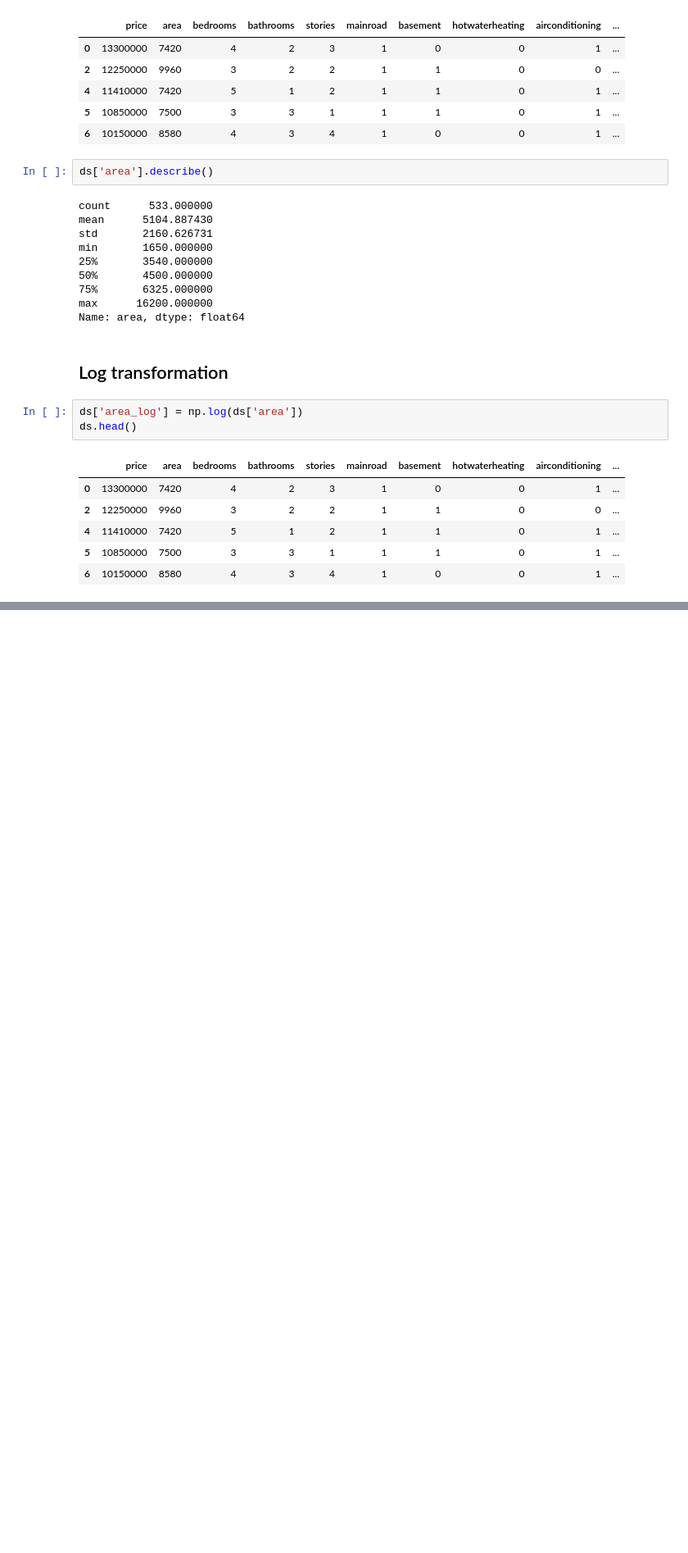
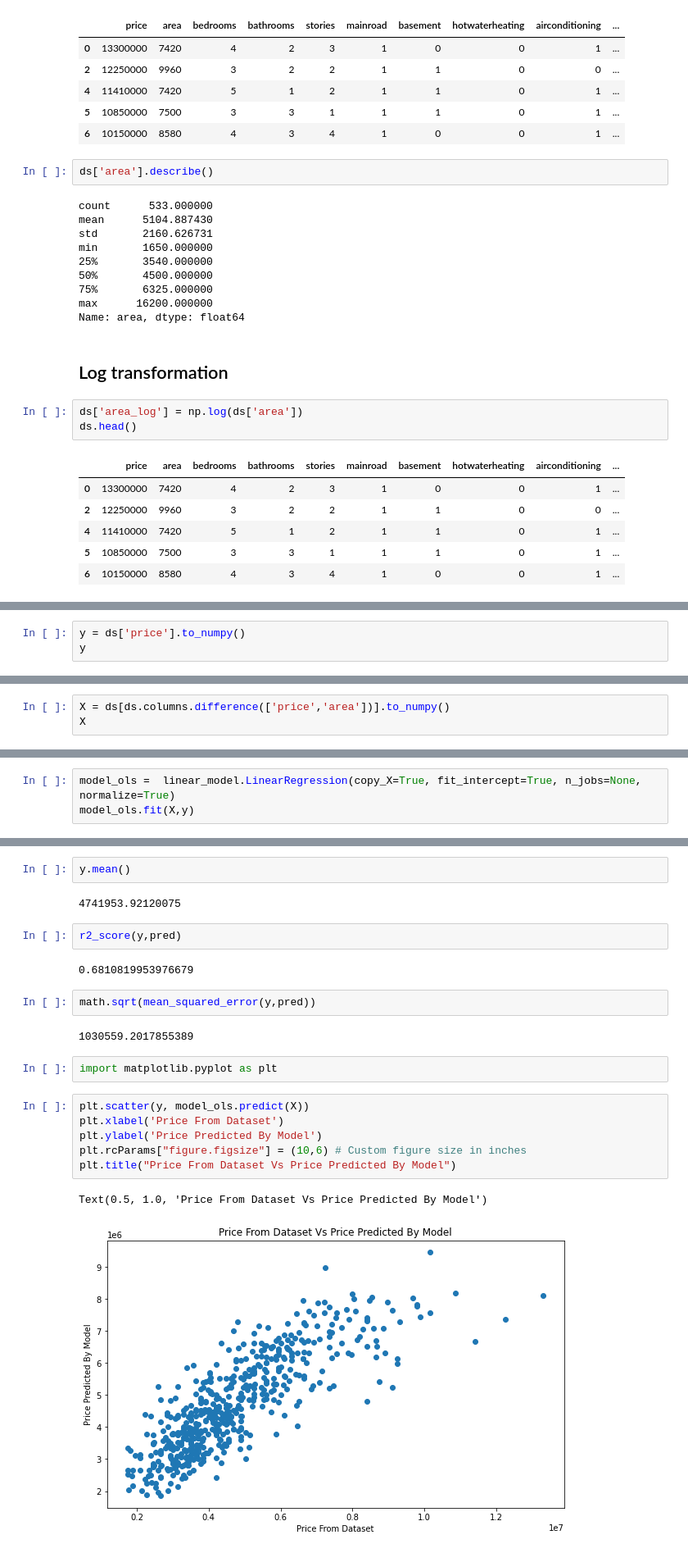
Before and after one commit to hardik-kapadia/ml-notebooks, a Jupyter notebook: Expt 2/exp2.ipynb, the cells around one changed output, grey strips where cells are left out. Shown at 82% size. Drawn from its saved outputs; the diff is of its cells as text; blank space fills up the shorter version.

```diff
--- a/Expt 2/exp2.ipynb
+++ b/Expt 2/exp2.ipynb
@@ -299,0 +324,3 @@ ds.head()
+# %%
+y = ds['price'].to_numpy()
+y
@@ -299,0 +345,3 @@ ds.head()
+# %%
+X = ds[ds.columns.difference(['price','area'])].to_numpy()
+X
@@ -299,0 +373,3 @@ ds.head()
+# %%
+model_ols =  linear_model.LinearRegression(copy_X=True, fit_intercept=True, n_jobs=None, normalize=True)
+model_ols.fit(X,y)
@@ -299,0 +431,23 @@ ds.head()
+# %%
+y.mean()
+# %% [output]
+4741953.92120075
+# %%
+r2_score(y,pred)
+# %% [output]
+0.6810819953976679
+# %%
+math.sqrt(mean_squared_error(y,pred))
+# %% [output]
+1030559.2017855389
+# %%
+import matplotlib.pyplot as plt
+# %%
+plt.scatter(y, model_ols.predict(X))
+plt.xlabel('Price From Dataset')
+plt.ylabel('Price Predicted By Model')
+plt.rcParams["figure.figsize"] = (10,6) # Custom figure size in inches
+plt.title("Price From Dataset Vs Price Predicted By Model")
+# %% [output]
+Text(0.5, 1.0, 'Price From Dataset Vs Price Predicted By Model')
+[figure, added]
```
Also changed, not shown: parts of 17 cells of this notebook.
